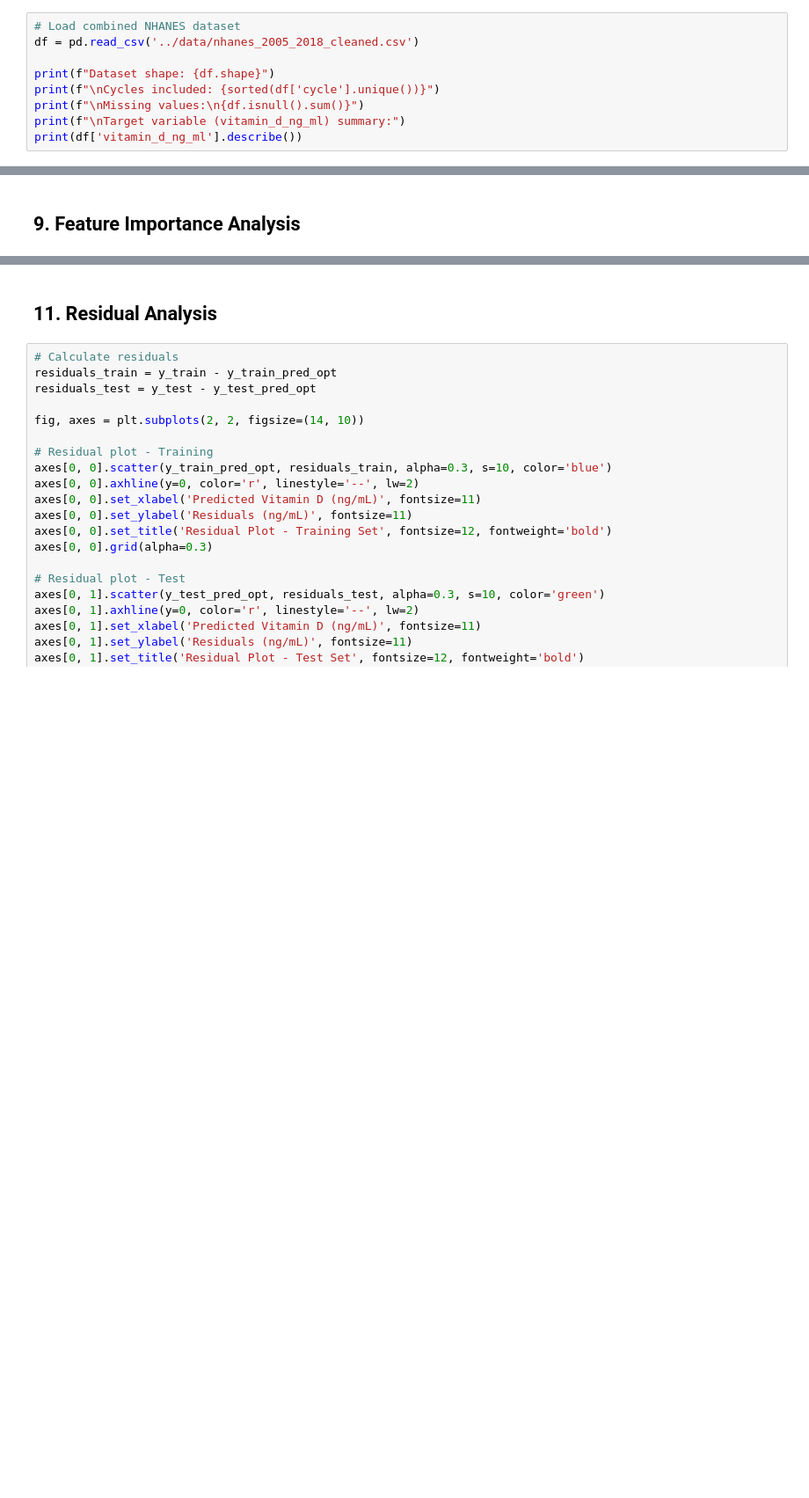
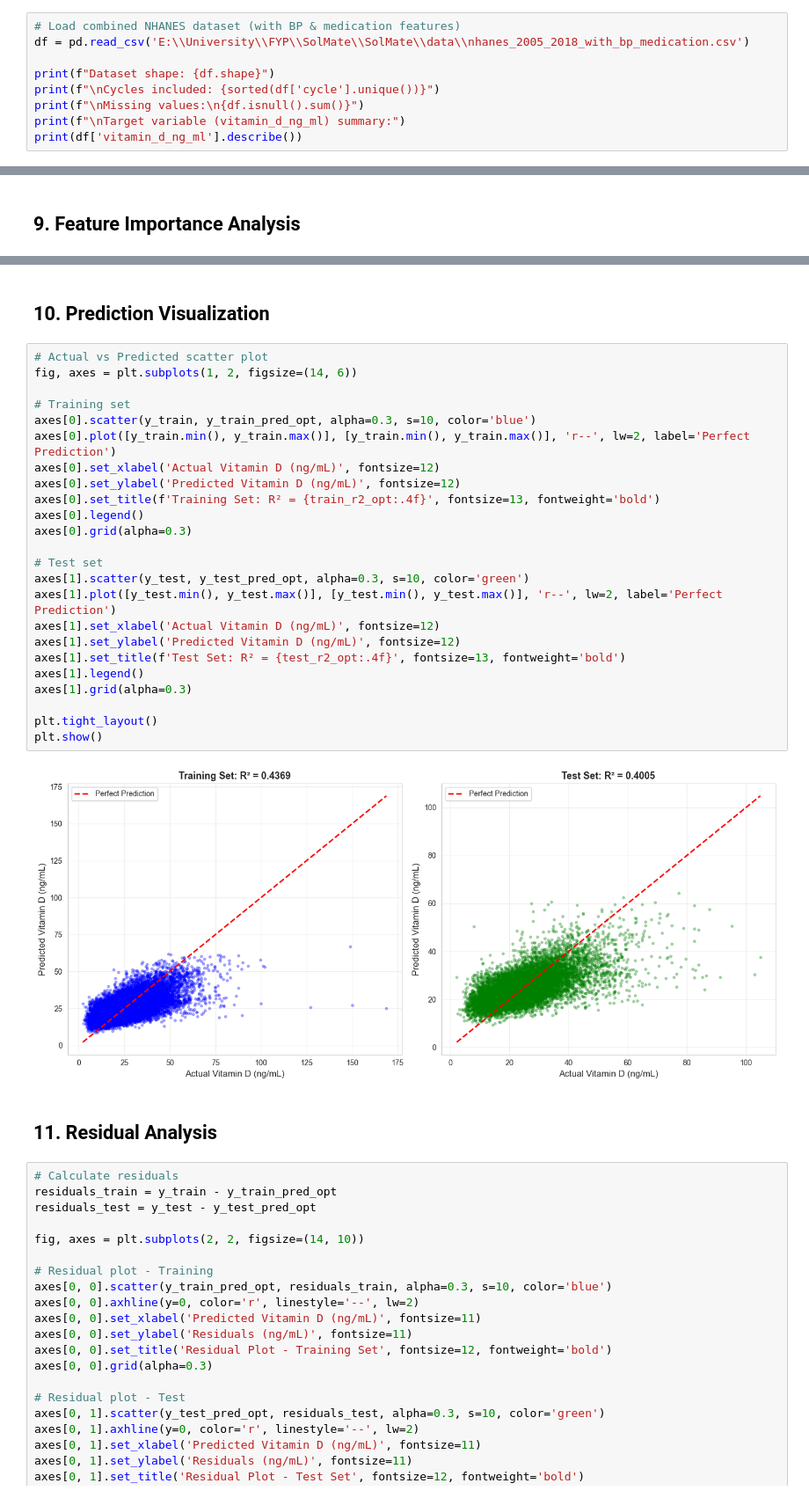
Before and after one commit to ScriptSorcerer23/vitamin-d-prediction-model, a Jupyter notebook: notebooks/07_optimized_model.ipynb, the cells around one changed output, grey strips where cells are left out. Shown at 88% size. Cells and saved outputs as stored; diff of their text form; blank space fills up the shorter version.

```diff
--- a/notebooks/07_optimized_model.ipynb
+++ b/notebooks/07_optimized_model.ipynb
@@ -22,8 +23,8 @@ LightGBM version: 4.6.0
 # %% [markdown]
 ## 1. Load and Verify Data
 # %%
-# Load combined NHANES dataset
-df = pd.read_csv('../data/nhanes_2005_2018_cleaned.csv')
+# Load combined NHANES dataset (with BP & medication features)
+df = pd.read_csv('E:\\University\\FYP\\SolMate\\SolMate\\data\\nhanes_2005_2018_with_bp_medication.csv')
 
 print(f"Dataset shape: {df.shape}")
 print(f"\nCycles included: {sorted(df['cycle'].unique())}")
@@ -466,3 +488,31 @@ plt.show()
+# %% [markdown]
+## 10. Prediction Visualization
+# %%
+# Actual vs Predicted scatter plot
+fig, axes = plt.subplots(1, 2, figsize=(14, 6))
+
+# Training set
+axes[0].scatter(y_train, y_train_pred_opt, alpha=0.3, s=10, color='blue')
+axes[0].plot([y_train.min(), y_train.max()], [y_train.min(), y_train.max()], 'r--', lw=2, label='Perfect Prediction')
+axes[0].set_xlabel('Actual Vitamin D (ng/mL)', fontsize=12)
+axes[0].set_ylabel('Predicted Vitamin D (ng/mL)', fontsize=12)
+axes[0].set_title(f'Training Set: R² = {train_r2_opt:.4f}', fontsize=13, fontweight='bold')
+axes[0].legend()
+axes[0].grid(alpha=0.3)
+
+# Test set
+axes[1].scatter(y_test, y_test_pred_opt, alpha=0.3, s=10, color='green')
+axes[1].plot([y_test.min(), y_test.max()], [y_test.min(), y_test.max()], 'r--', lw=2, label='Perfect Prediction')
+axes[1].set_xlabel('Actual Vitamin D (ng/mL)', fontsize=12)
+axes[1].set_ylabel('Predicted Vitamin D (ng/mL)', fontsize=12)
+axes[1].set_title(f'Test Set: R² = {test_r2_opt:.4f}', fontsize=13, fontweight='bold')
+axes[1].legend()
+axes[1].grid(alpha=0.3)
+
+plt.tight_layout()
+plt.show()
+# %% [output]
+[figure, added]
 # %% [markdown]
 ## 11. Residual Analysis
 # %%
```
Also changed, not shown: parts of 37 cells of this notebook, 10 other files.
